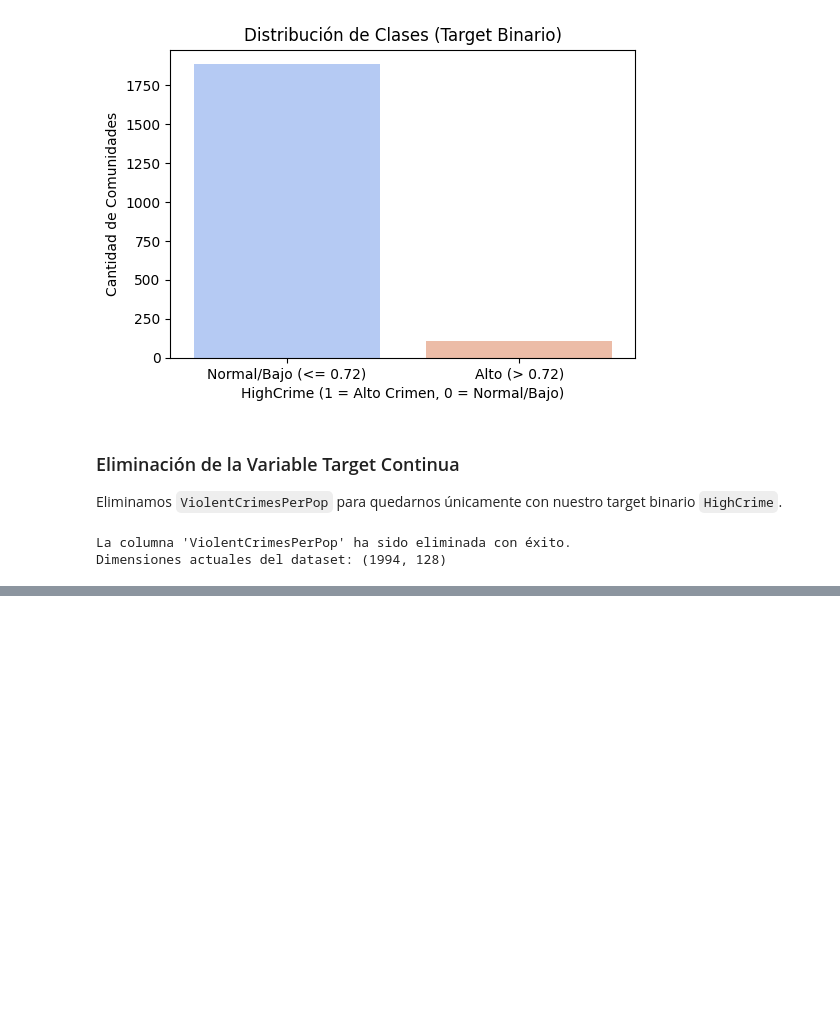
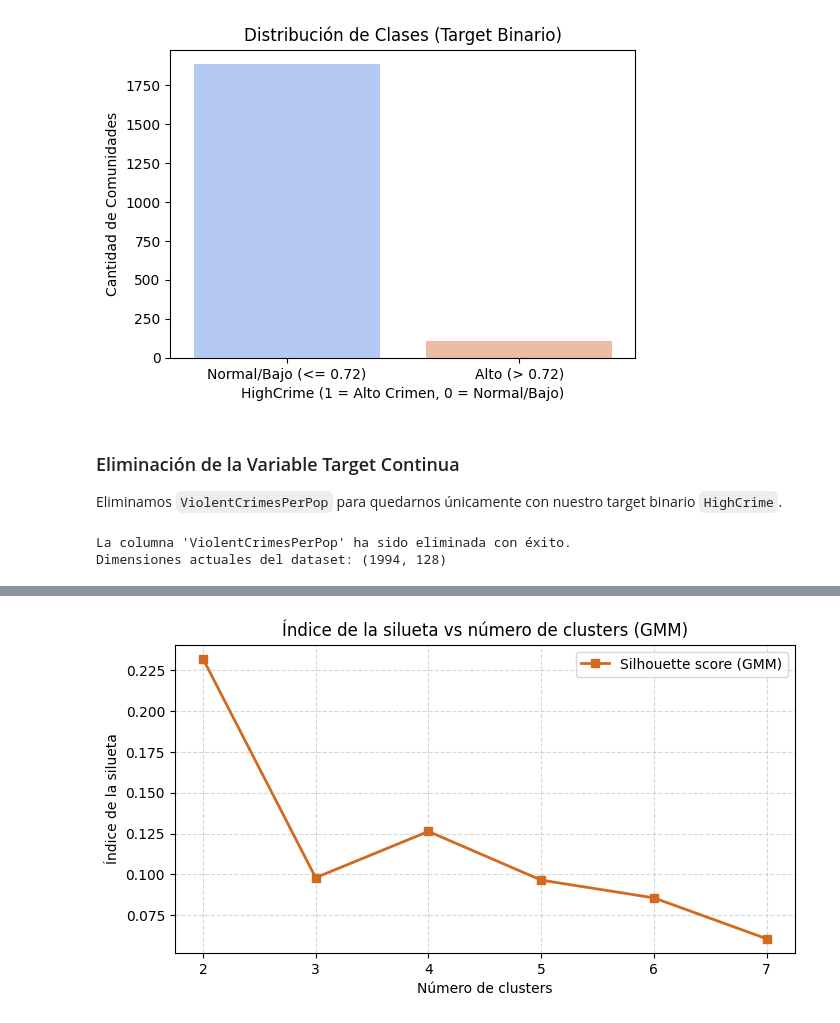
Before and after one commit to AndresMontesDeOca/AnalisisDatos2, a Jupyter notebook: Entregas/Actividad3.ipynb, the cells around one changed output, grey strips where cells are left out. Saved outputs shown, nothing was run; the diff lists cells and outputs as text; code cells hidden in the pictures; blank space fills up the shorter version.

```diff
--- a/Entregas/Actividad3.ipynb
+++ b/Entregas/Actividad3.ipynb
@@ -180,0 +279,13 @@ Dimensiones actuales del dataset: (1994, 128)
+# %%
+# Definir el valor de corte deseado (puedes modificar este valor: 0.80, 0.85, 0.90, etc.)
+umbral = 0.80
+
+# Instanciar y ajustar PCA con el umbral elegido
+pca = PCA(n_components=umbral, random_state=42)
+X_pca = pca.fit_transform(X_processed)
+
+# Imprimir los detalles de la reducción
+print(f"--- Resultados para el umbral {umbral} ---")
+print(f"Número de componentes seleccionadas: {pca.n_components_}")
+print(f"Porcentaje exacto de varianza acumulada retenida: {sum(pca.explained_variance_ratio_):.4f}")
+print(f"Dimensiones finales de la matriz reducida: {X_pca.shape}")
@@ -180,0 +405,87 @@ Dimensiones actuales del dataset: (1994, 128)
+# %%
+from sklearn.mixture import GaussianMixture
+from sklearn.metrics import silhouette_score, silhouette_samples
+import matplotlib.pyplot as plt
+import matplotlib.cm as cm
+import numpy as np
+
+# --- PARÁMETROS DE ENTRADA ---
+k_min = 2
+k_max = 7
+# -----------------------------
+
+k_values = range(k_min, k_max + 1)
+
+gmm_silhouettes = []
+gmm_labels_dict = {}
+
+best_k_gmm = k_min
+best_sil_gmm = -1
+best_labels_gmm = None
+
+# 1. Entrenamiento y evaluación de GMM
+for k in k_values:
+    # covariance_type='full' permite que los clusters sean elípticos (no necesariamente esféricos como K-Means)
+    gmm = GaussianMixture(n_components=k, covariance_type='full', random_state=42)
+    labels_k = gmm.fit_predict(X_pca)
+
+    # Calcular Silhouette
+    sil_k = silhouette_score(X_pca, labels_k)
+    gmm_silhouettes.append(sil_k)
+    gmm_labels_dict[k] = labels_k
+
+    if sil_k > best_sil_gmm:
+        best_sil_gmm = sil_k
+        best_k_gmm = k
+        best_labels_gmm = labels_k
+
+# Guardamos las etiquetas en el DataFrame original
+data['gmm_cluster'] = best_labels_gmm
+
+# 2. Gráfico 1: Índice de la silueta vs número de clusters (GMM)
+plt.figure(figsize=(8, 4))
+plt.plot(k_values, gmm_silhouettes, marker='s', color='#D2691E', linewidth=2, label='Silhouette score (GMM)')
+plt.title('Índice de la silueta vs número de clusters (GMM)')
+plt.xlabel('Número de clusters')
+plt.ylabel('Índice de la silueta')
+plt.xticks(k_values)
+plt.grid(True, linestyle='--', alpha=0.5)
+plt.legend()
+plt.show()
+
+# 3. Gráficos de Silueta por Observación para cada K
+for k in k_values:
+    fig, ax = plt.subplots(1, 1, figsize=(6, 4))
+
+    labels_k = gmm_labels_dict[k]
+    sil_avg = gmm_silhouettes[k - k_min]
+    sample_silhouette_values = silhouette_samples(X_pca, labels_k)
+
+    y_lower = 10
+    for i in range(k):
+        ith_cluster_sil_values = sample_silhouette_values[labels_k == i]
+        ith_cluster_sil_values.sort()
+
+        size_cluster_i = ith_cluster_sil_values.shape[0]
+        y_upper = y_lower + size_cluster_i
+
+        color = cm.Spectral(float(i) / k)
+        ax.fill_betweenx(np.arange(y_lower, y_upper), 0, ith_cluster_sil_values,
+                         facecolor=color, edgecolor=color, alpha=0.7)
+
+        ax.text(-0.05, y_lower + 0.5 * size_cluster_i, str(i))
+        y_lower = y_upper + 10
+
+    ax.axvline(x=sil_avg, color="steelblue", linestyle="--")
+
+    ax.set_title(f"GMM: K={k} | Silhouette = {sil_avg:.3f}")
+    ax.set_xlabel("Coeficiente de silueta")
+    ax.set_ylabel("Cluster")
+    ax.set_yticks([])
+    ax.grid(axis='x', linestyle='--', alpha=0.6)
+
+    plt.show()
+
+print(f"GMM -> Mejor K global: {best_k_gmm} (Silhouette: {best_sil_gmm:.4f})")
+# %% [output]
+[figure, added]
```
Also changed, not shown: parts of 23 cells of this notebook, 1 other file.
